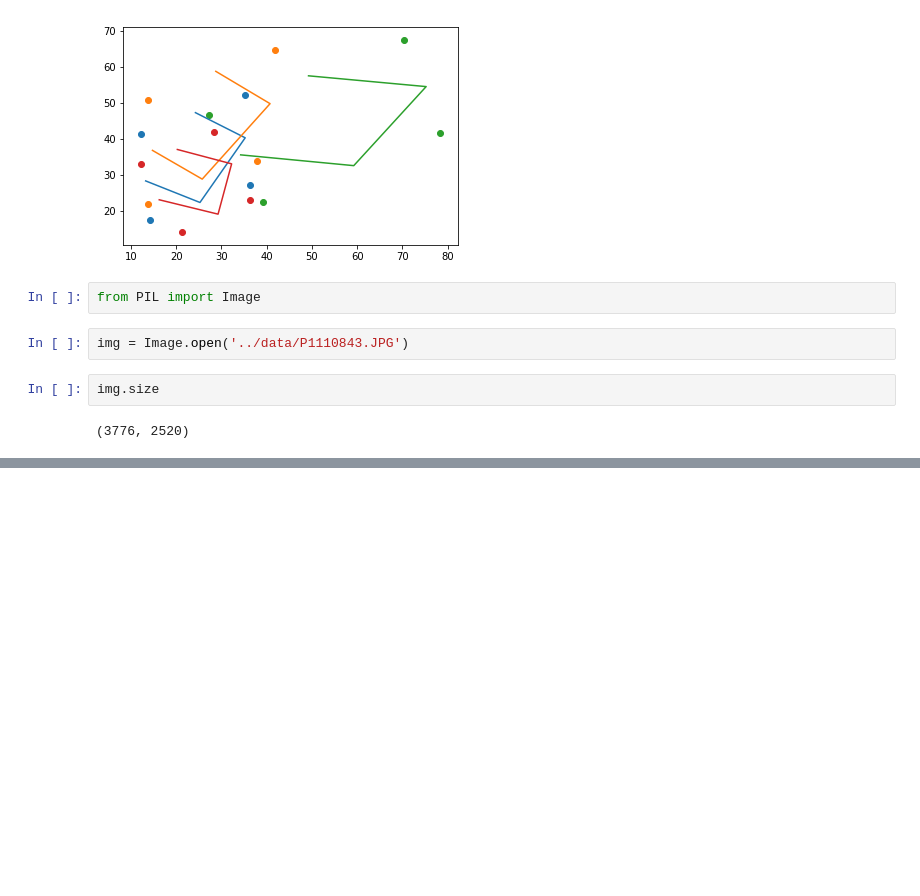
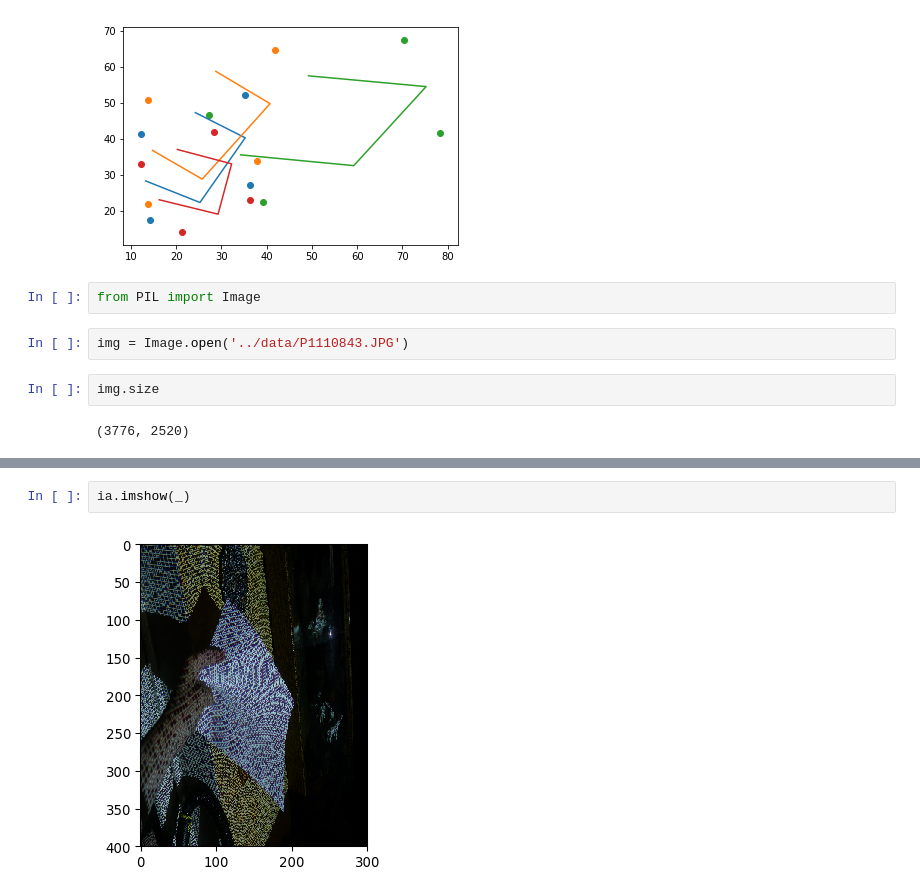
Before and after one commit to lebastr/3dscanner, a Jupyter notebook: notebook/dataloader.ipynb, the cells around one changed output, grey strips where cells are left out. Drawn from its saved outputs; the diff is of its cells as text; blank space fills up the shorter version.

```diff
--- a/notebook/dataloader.ipynb
+++ b/notebook/dataloader.ipynb
@@ -86,0 +123,4 @@ img.info['dpi']
+# %%
+ia.imshow(_)
+# %% [output]
+[figure, added]
```
Also changed, not shown: parts of 6 cells of this notebook, 1 other file.
